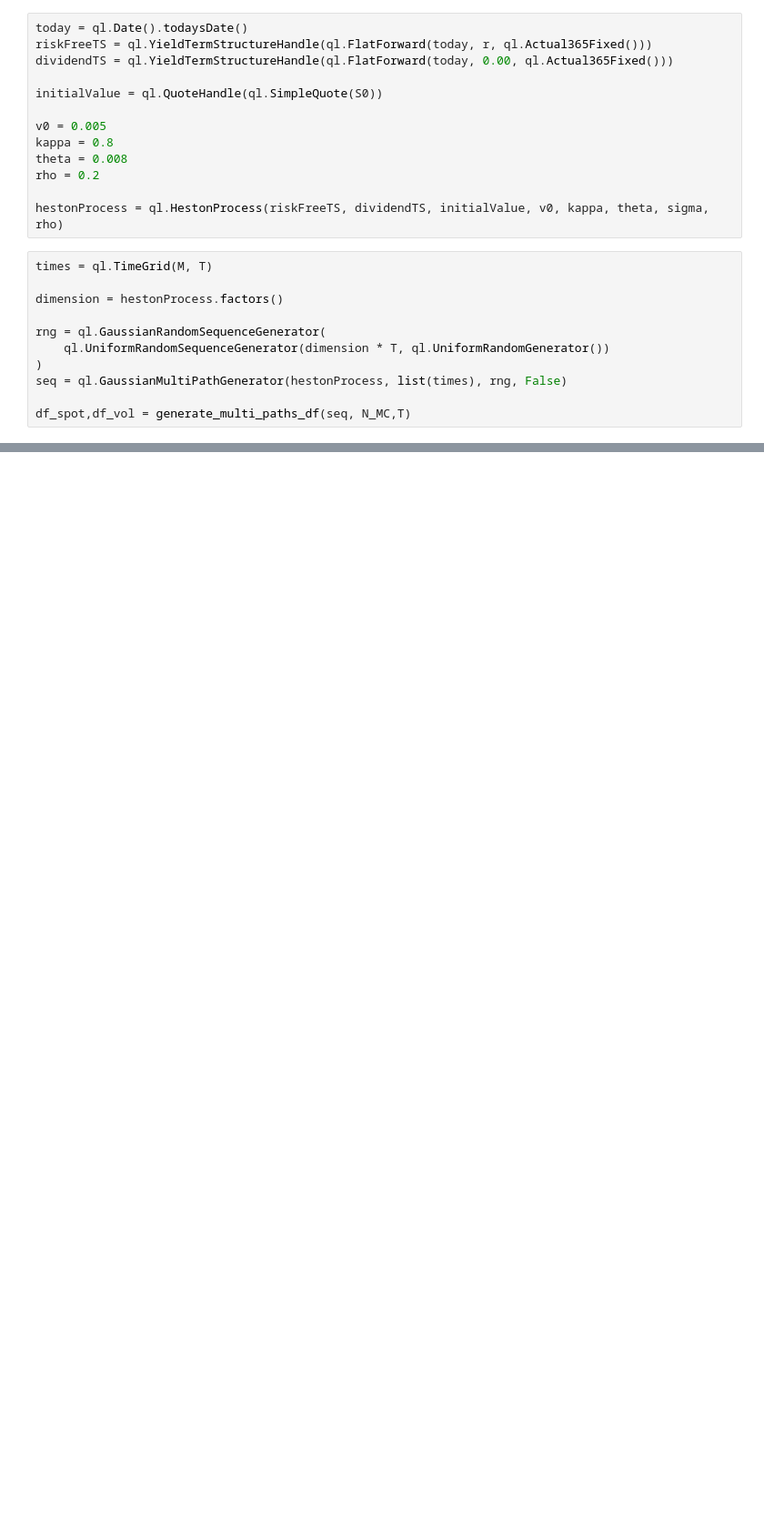
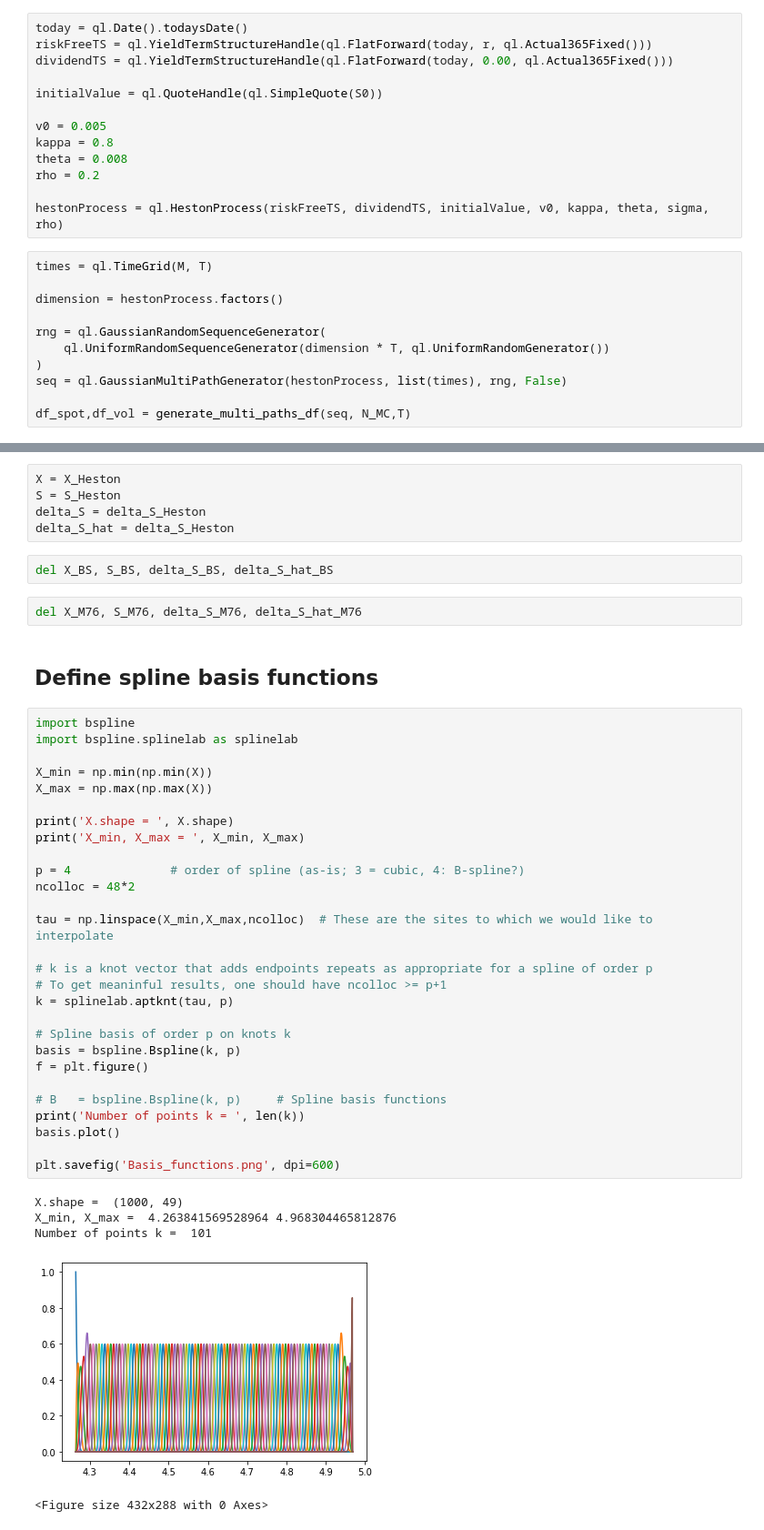
Before and after one commit to enriquecorimayo/Doctorado, a Jupyter notebook: QLBSwithSimulation.ipynb, the cells around one changed output, grey strips where cells are left out. Shown at 91% size. Cells and saved outputs as stored; diff of their text form; blank space fills up the shorter version.

```diff
--- a/QLBSwithSimulation.ipynb
+++ b/QLBSwithSimulation.ipynb
@@ -210,0 +233,45 @@ Time Cost: 2672.0899069309235 seconds
+# %%
+X = X_Heston
+S = S_Heston
+delta_S = delta_S_Heston
+delta_S_hat = delta_S_Heston
+# %%
+del X_BS, S_BS, delta_S_BS, delta_S_hat_BS
+# %%
+del X_M76, S_M76, delta_S_M76, delta_S_hat_M76
+# %% [markdown]
+##  Define spline basis functions
+# %%
+import bspline
+import bspline.splinelab as splinelab
+
+X_min = np.min(np.min(X))
+X_max = np.max(np.max(X))
+
+print('X.shape = ', X.shape)
+print('X_min, X_max = ', X_min, X_max)
+
+p = 4              # order of spline (as-is; 3 = cubic, 4: B-spline?)
+ncolloc = 48*2
+
+tau = np.linspace(X_min,X_max,ncolloc)  # These are the sites to which we would like to interpolate
+
+# k is a knot vector that adds endpoints repeats as appropriate for a spline of order p
+# To get meaninful results, one should have ncolloc >= p+1
+k = splinelab.aptknt(tau, p)
+
+# Spline basis of order p on knots k
+basis = bspline.Bspline(k, p)
+f = plt.figure()
+
+# B   = bspline.Bspline(k, p)     # Spline basis functions
+print('Number of points k = ', len(k))
+basis.plot()
+
+plt.savefig('Basis_functions.png', dpi=600)
+# %% [output]
+X.shape =  (1000, 49)
+X_min, X_max =  4.263841569528964 4.968304465812876
+Number of points k =  101
+[figure, added]
+<Figure size 432x288 with 0 Axes>
```
Also changed, not shown: parts of 28 cells of this notebook.
